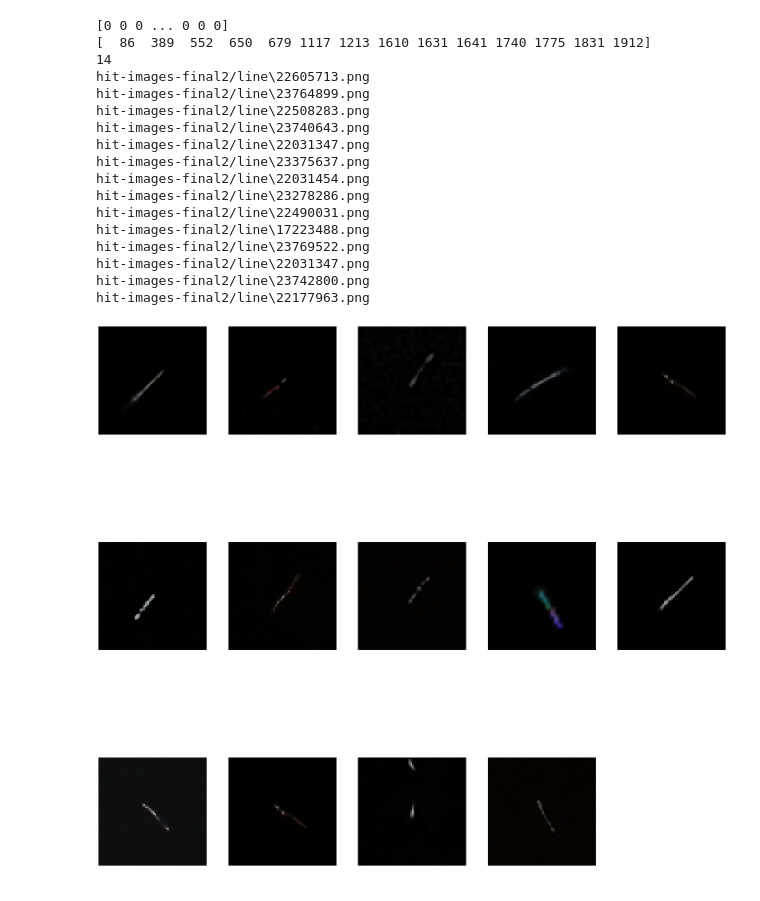
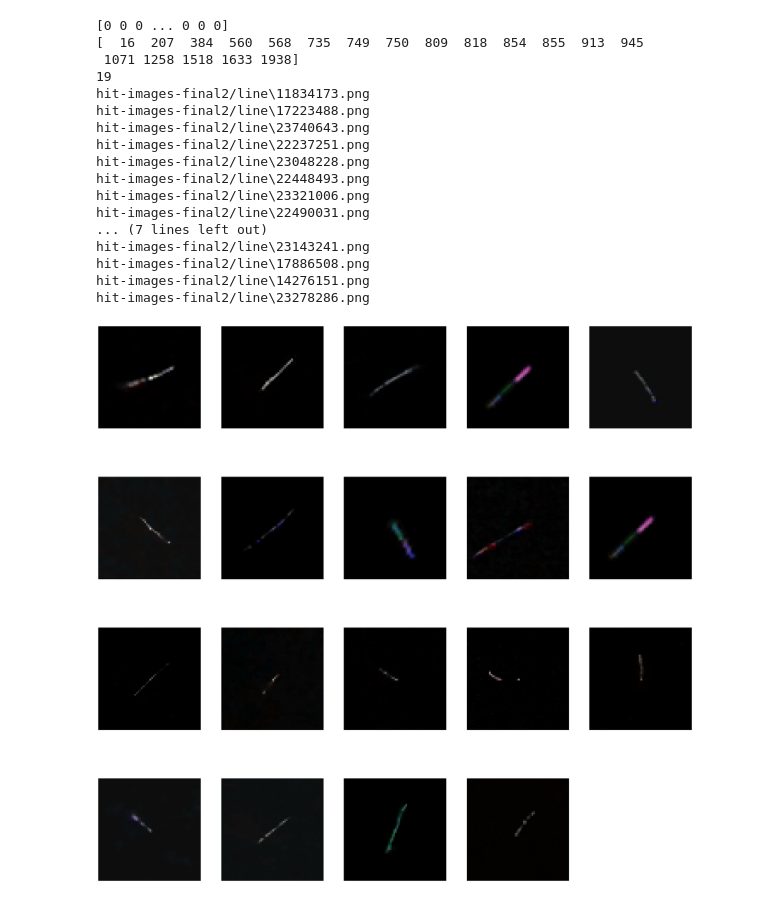
Before and after one commit to marp-science/credo-anomalies, a Jupyter notebook: 02_train_and_test_tracks_worms_th_dots_optics.ipynb, the cells around one changed output. Cells and saved outputs as stored; diff of their text form; code cells hidden in the pictures.

```diff
--- a/02_train_and_test_tracks_worms_th_dots_optics.ipynb
+++ b/02_train_and_test_tracks_worms_th_dots_optics.ipynb
@@ -402,26 +402,26 @@ def optics(embedding, t_files, eps):
 # %%
 tracks_embedding = encoder_embedding(TRACKS_AC, tracks2_set[tracks2_test])
 tracks_t_files = np.asarray(tacks2_files)[tracks2_test]
-optics(tracks_embedding, tracks_t_files, 155)
+optics(tracks_embedding, tracks_t_files, 150)
 # %% [output]
 [0 0 0 ... 0 0 0]
-[  86  389  552  650  679 1117 1213 1610 1631 1641 1740 1775 1831 1912]
-14
-hit-images-final2/line\22605713.png
-hit-images-final2/line\23764899.png
-hit-images-final2/line\22508283.png
+[  16  207  384  560  568  735  749  750  809  818  854  855  913  945
+ 1071 1258 1518 1633 1938]
+19
+hit-images-final2/line\11834173.png
+hit-images-final2/line\17223488.png
 hit-images-final2/line\23740643.png
-hit-images-final2/line\22031347.png
-hit-images-final2/line\23375637.png
-hit-images-final2/line\22031454.png
+hit-images-final2/line\22237251.png
+hit-images-final2/line\23048228.png
+hit-images-final2/line\22448493.png
+hit-images-final2/line\23321006.png
+hit-images-final2/line\22490031.png
+... (7 lines left out)
+hit-images-final2/line\23143241.png
+hit-images-final2/line\17886508.png
+hit-images-final2/line\14276151.png
 hit-images-final2/line\23278286.png
-hit-images-final2/line\22490031.png
-hit-images-final2/line\17223488.png
-hit-images-final2/line\23769522.png
-hit-images-final2/line\22031347.png
-hit-images-final2/line\23742800.png
-hit-images-final2/line\22177963.png
-[figure, old version]
+[figure, new version]
 # %%
 worms_embedding = encoder_embedding(TRACKS_AC, worms2_set[worms2_test])
 worms_t_files = np.asarray(worms2_files)[worms2_test]
```
Also changed, not shown: parts of 7 cells of this notebook, 2 other files.
